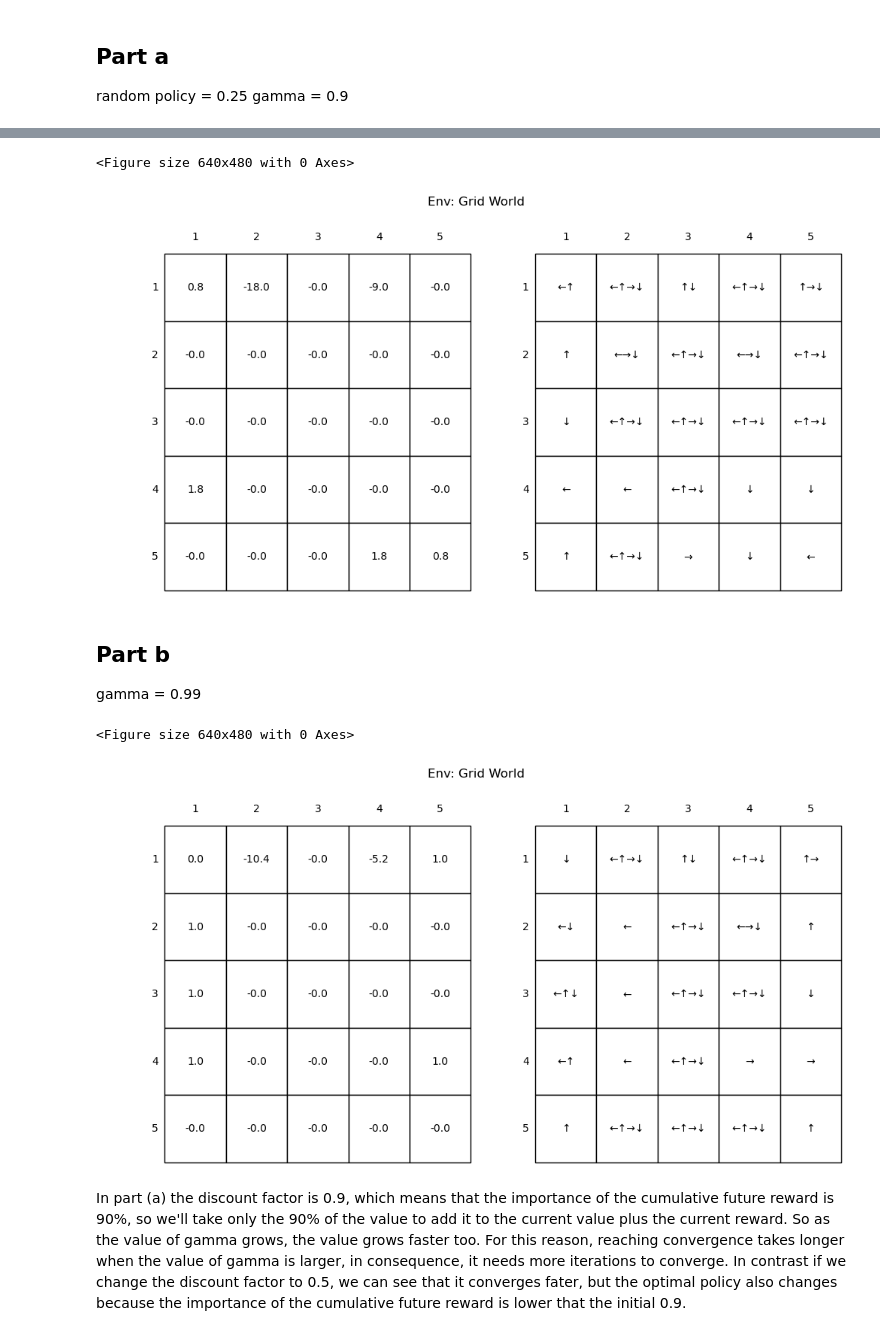
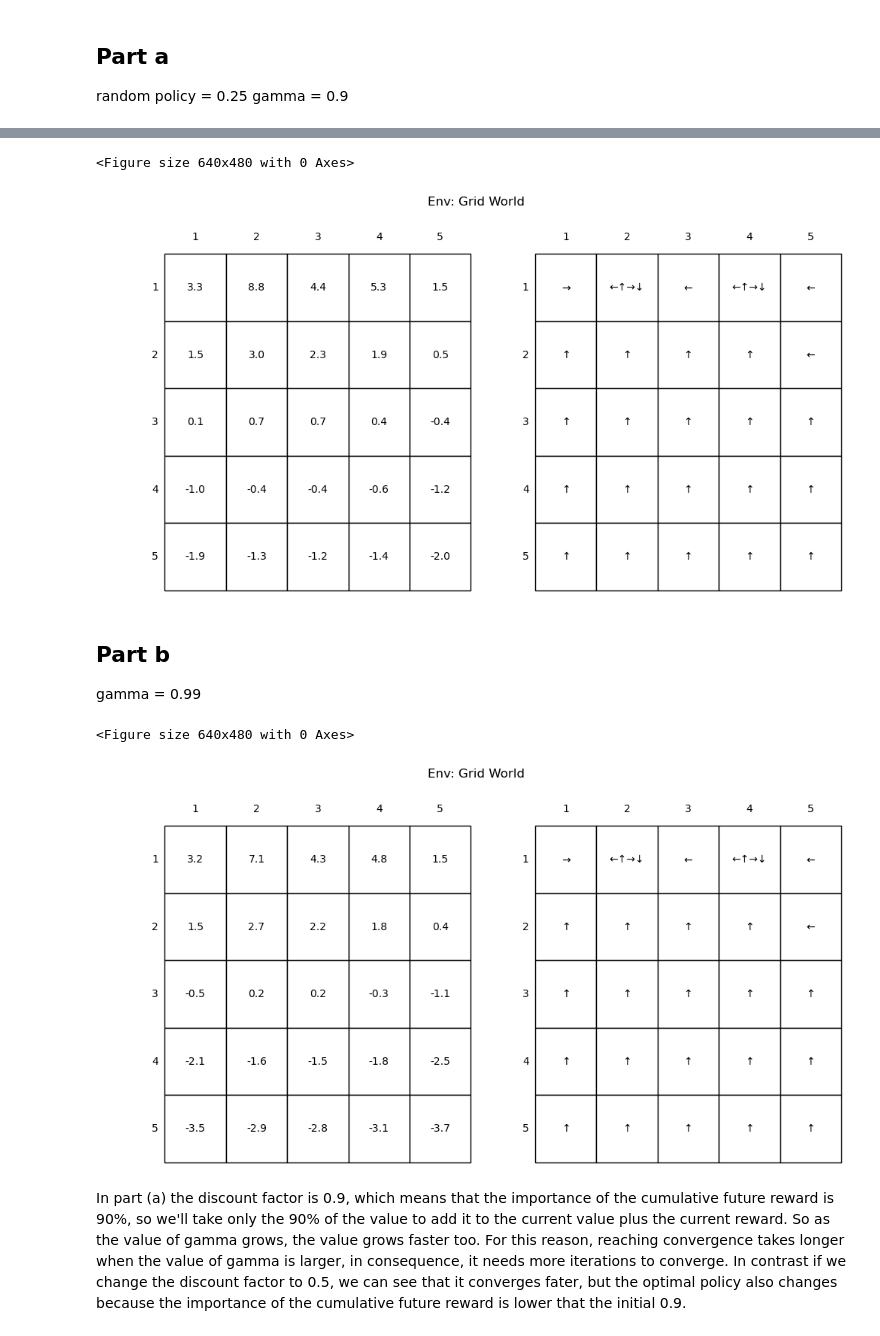
Before and after one commit to ArianaVillegas/ECE495-595, a Jupyter notebook: hw3.ipynb, the cells around one changed output, grey strips where cells are left out. Cells and saved outputs as stored; diff of their text form; code cells hidden in the pictures.

```diff
--- a/hw3.ipynb
+++ b/hw3.ipynb
@@ -49,16 +44,16 @@ tester.test_grid_world(Bellman, gamma=0.9)
 # %%
-tester.test_grid_world(gamma=0.9)
+tester.test_grid_world(iterative=False, Policy=Bellman, gamma=0.9)
 # %% [output]
 <Figure size 640x480 with 0 Axes>
-[figure, old version]
+[figure, new version]
 # %% [markdown]
 ## Part b
 gamma = 0.99
 # %%
-tester.test_grid_world(gamma=0.99)
+tester.test_grid_world(iterative=False, Policy=Bellman, gamma=0.99)
 # %% [output]
 <Figure size 640x480 with 0 Axes>
-[figure, old version]
+[figure, new version]
 # %% [markdown]
 In part (a) the discount factor is 0.9, which means that the importance of the cumulative future reward is 90%, so we'll take only the 90% of the value to add it to the current value plus the current reward. So as the value of gamma grows, the value grows faster too. For this reason, reaching convergence takes longer when the value of gamma is larger, in consequence, it needs more iterations to converge. In contrast if we change the discount factor to 0.5, we can see that it converges fater, but the optimal policy also changes because the importance of the cumulative future reward is lower that the initial 0.9.
 # %% [markdown]
```
Also changed, not shown: parts of 2 cells of this notebook, 1 other file.
